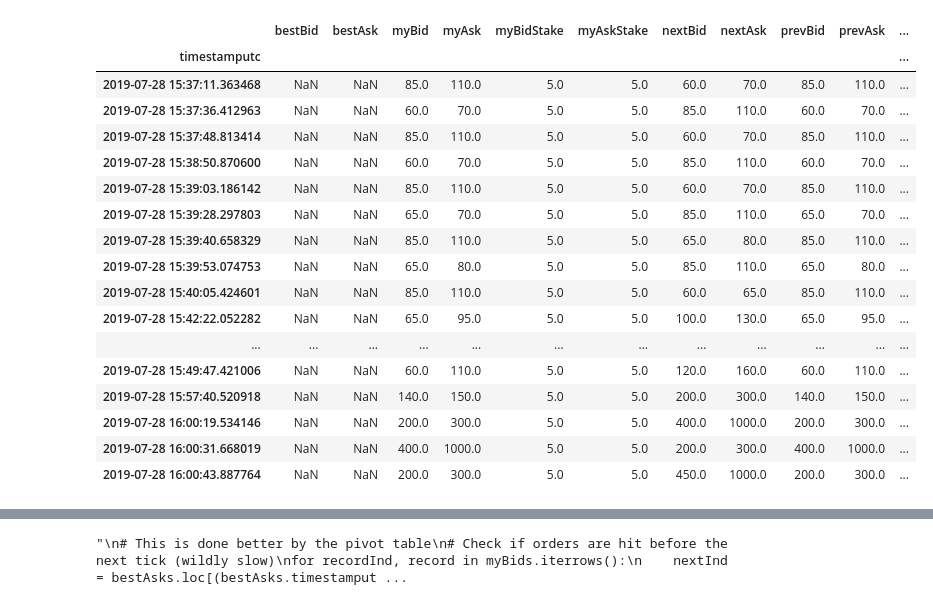
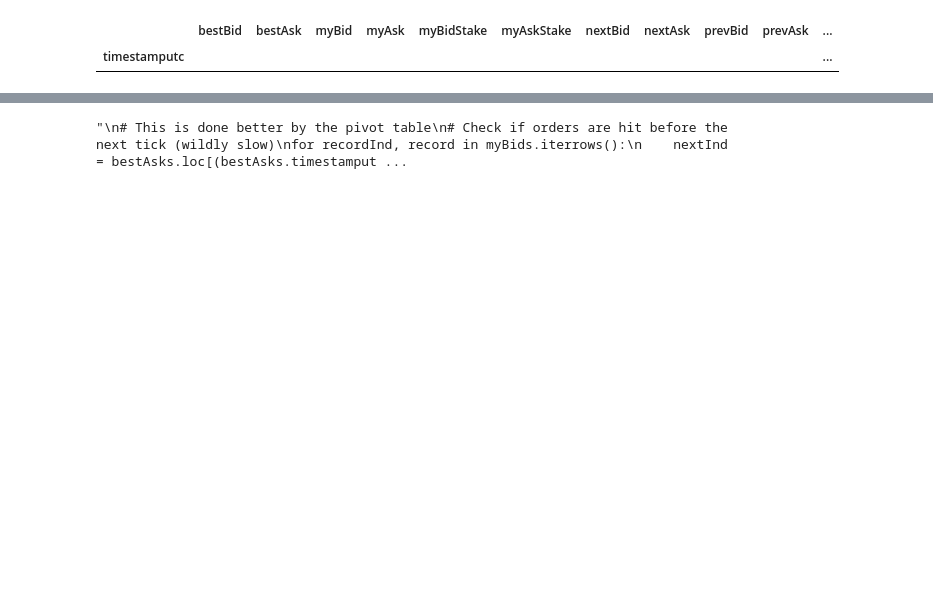
Before and after one commit to alpinechicken/blocmarket, a Jupyter notebook: bots/BetfairDataTest.ipynb, the cells around one changed output, grey strips where cells are left out. Cells and saved outputs as stored; diff of their text form; code cells hidden in the pictures; blank space fills up the shorter version.

```diff
--- a/bots/BetfairDataTest.ipynb
+++ b/bots/BetfairDataTest.ipynb
@@ -31,6 +41,6 @@ markets.tail()
 # %%
 # Select a particular market
-r = records.loc[(records.marketid==8) & (records.runnerid==7659) &  (records.handicap ==0)]
+r = records.loc[(records.marketid==14) & (records.runnerid==39990) &  (records.handicap ==0)]
 
 '''BBO = r.groupby(['timestamputc', 'marketid', 'handicap', 'runnerid', 'isplaced', 'islay'])['odds'].agg(['min','max'])
 
@@ -46,7 +56,6 @@ bestAsks = BBO.loc[(~BBO.isplaced) & BBO.islay , ['timestamputc', 'min']].rename
 myBids = r.loc[r.isplaced & ~r.islay]
 myAsks = r.loc[r.isplaced & r.islay]
 '''
-
-r.head()
+r.tail()
 # %% [output]
 |  | recordid | source | marketid | runnerid | timestamputc | handicap | odds | stake | islay | isplaced | ... |
@@ -106,7 +115,8 @@ See the caveats in the documentation: http://pandas.pydata.org/pandas-docs/stabl
 # %%
-# Reconstruct myBid/myAsk
-spreadTightener = -0
+'''# Reconstruct myBid/myAsk
+spreadTightener = 0.1
 z1['myBid'] = z1.loc[:, 'prevBid'] + (z1.loc[:,'prevAsk'] - z1.loc[:,'prevBid'])*spreadTightener
 z1['myAsk'] = z1.loc[:, 'prevAsk'] - (z1.loc[:,'prevAsk'] - z1.loc[:,'prevBid'])*spreadTightener
 z1.head()
+'''
 # %% [output]
@@ -130,34 +124,18 @@ See the caveats in the documentation: http://pandas.pydata.org/pandas-docs/stabl
 # %%
 # Bid is hit if next ask is below. Ask it hit if next bid is above
-z1['isHitBid'] =  z1.nextAsk < z1.myBid
-z1['isHitAsk'] =  z1.nextBid > z1.myAsk
+z1['isHitBid'] =  (z1.nextAsk < z1.myBid) * (z1.prevBid < z1.prevAsk)
+z1['isHitAsk'] =  (z1.nextBid > z1.myAsk) * (z1.prevBid < z1.prevAsk)
 
 outcome = 1
 
 z1.loc[:,'bidPL'] = (outcome-z1.myBid)*z1.myBidStake  * z1.isHitBid
 
 z1.loc[:,'askPL'] = (z1.myAsk - outcome)*z1.myAskStake * z1.isHitAsk
 
 z1.loc[z1.isHitBid | z1.isHitAsk,:].tail(20)
 # %% [output]
 |  | bestBid | bestAsk | myBid | myAsk | myBidStake | myAskStake | nextBid | nextAsk | prevBid | prevAsk | ... |
 | timestamputc |  |  |  |  |  |  |  |  |  |  | ... |
-| 2019-07-28 15:37:11.363468 | NaN | NaN | 85.0 | 110.0 | 5.0 | 5.0 | 60.0 | 70.0 | 85.0 | 110.0 | ... |
-| 2019-07-28 15:37:36.412963 | NaN | NaN | 60.0 | 70.0 | 5.0 | 5.0 | 85.0 | 110.0 | 60.0 | 70.0 | ... |
-| 2019-07-28 15:37:48.813414 | NaN | NaN | 85.0 | 110.0 | 5.0 | 5.0 | 60.0 | 70.0 | 85.0 | 110.0 | ... |
-| 2019-07-28 15:38:50.870600 | NaN | NaN | 60.0 | 70.0 | 5.0 | 5.0 | 85.0 | 110.0 | 60.0 | 70.0 | ... |
-| 2019-07-28 15:39:03.186142 | NaN | NaN | 85.0 | 110.0 | 5.0 | 5.0 | 60.0 | 70.0 | 85.0 | 110.0 | ... |
-| 2019-07-28 15:39:28.297803 | NaN | NaN | 65.0 | 70.0 | 5.0 | 5.0 | 85.0 | 110.0 | 65.0 | 70.0 | ... |
-| 2019-07-28 15:39:40.658329 | NaN | NaN | 85.0 | 110.0 | 5.0 | 5.0 | 65.0 | 80.0 | 85.0 | 110.0 | ... |
-| 2019-07-28 15:39:53.074753 | NaN | NaN | 65.0 | 80.0 | 5.0 | 5.0 | 85.0 | 110.0 | 65.0 | 80.0 | ... |
-| 2019-07-28 15:40:05.424601 | NaN | NaN | 85.0 | 110.0 | 5.0 | 5.0 | 60.0 | 65.0 | 85.0 | 110.0 | ... |
-| 2019-07-28 15:42:22.052282 | NaN | NaN | 65.0 | 95.0 | 5.0 | 5.0 | 100.0 | 130.0 | 65.0 | 95.0 | ... |
-| ... | ... | ... | ... | ... | ... | ... | ... | ... | ... | ... | ... |
-| 2019-07-28 15:49:47.421006 | NaN | NaN | 60.0 | 110.0 | 5.0 | 5.0 | 120.0 | 160.0 | 60.0 | 110.0 | ... |
-| 2019-07-28 15:57:40.520918 | NaN | NaN | 140.0 | 150.0 | 5.0 | 5.0 | 200.0 | 300.0 | 140.0 | 150.0 | ... |
-| 2019-07-28 16:00:19.534146 | NaN | NaN | 200.0 | 300.0 | 5.0 | 5.0 | 400.0 | 1000.0 | 200.0 | 300.0 | ... |
-| 2019-07-28 16:00:31.668019 | NaN | NaN | 400.0 | 1000.0 | 5.0 | 5.0 | 200.0 | 300.0 | 400.0 | 1000.0 | ... |
-| 2019-07-28 16:00:43.887764 | NaN | NaN | 200.0 | 300.0 | 5.0 | 5.0 | 450.0 | 1000.0 | 200.0 | 300.0 | ... |
 # %%
 plt.plot(z1.loc[:,['prevBid', 'prevAsk']])
 # %% [output]
```
Also changed, not shown: parts of 15 cells of this notebook, 7 other files.
